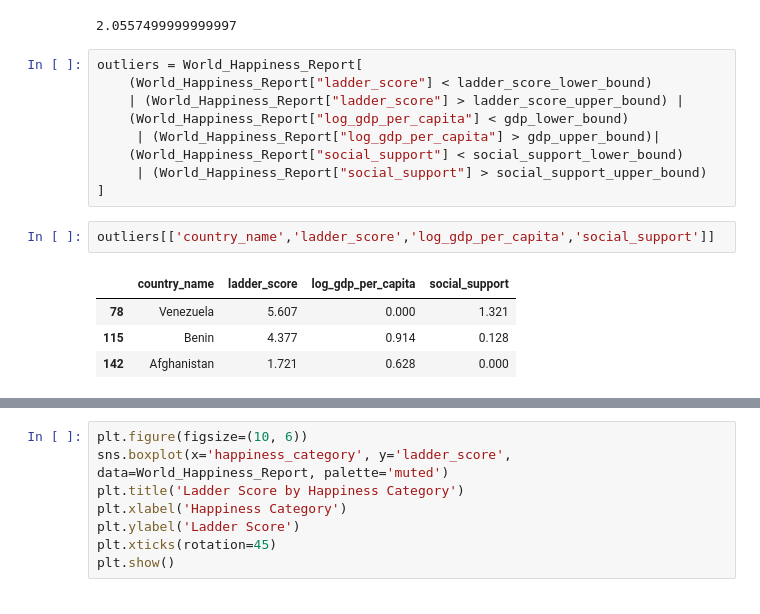
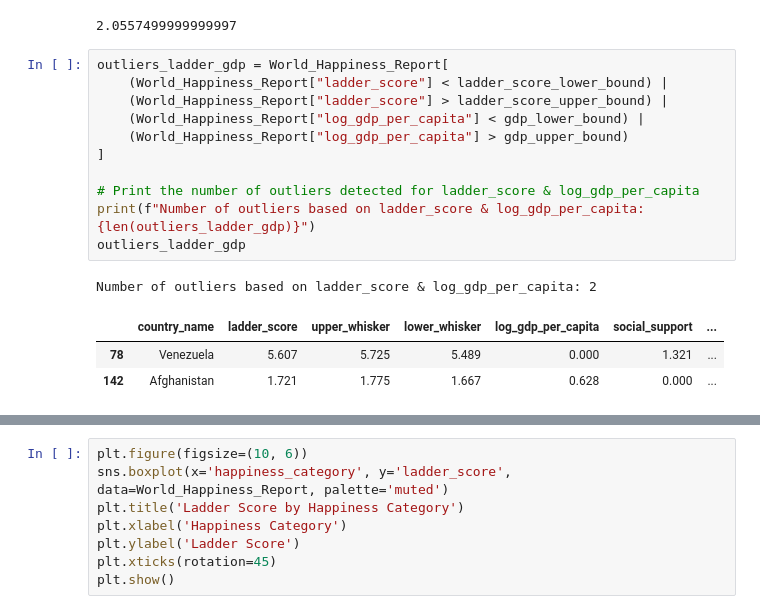
Before and after one commit to Diwash17/5CS037-Final-Portfolio-WHR-2024-, a Jupyter notebook: 2407736_DiwashAdhikari.ipynb, the cells around one changed output, grey strips where cells are left out. Saved outputs shown, nothing was run; the diff lists cells and outputs as text.

```diff
--- a/2407736_DiwashAdhikari.ipynb
+++ b/2407736_DiwashAdhikari.ipynb
@@ -364,18 +365,18 @@ social_support_upper_bound
 # %% [output]
 2.0557499999999997
 # %%
-outliers = World_Happiness_Report[
-    (World_Happiness_Report["ladder_score"] < ladder_score_lower_bound)
-    | (World_Happiness_Report["ladder_score"] > ladder_score_upper_bound) |
-    (World_Happiness_Report["log_gdp_per_capita"] < gdp_lower_bound)
-     | (World_Happiness_Report["log_gdp_per_capita"] > gdp_upper_bound)|
-    (World_Happiness_Report["social_support"] < social_support_lower_bound)
-     | (World_Happiness_Report["social_support"] > social_support_upper_bound)
+outliers_ladder_gdp = World_Happiness_Report[
+    (World_Happiness_Report["ladder_score"] < ladder_score_lower_bound) |
+    (World_Happiness_Report["ladder_score"] > ladder_score_upper_bound) |
+    (World_Happiness_Report["log_gdp_per_capita"] < gdp_lower_bound) |
+    (World_Happiness_Report["log_gdp_per_capita"] > gdp_upper_bound)
 ]
+
+# Print the number of outliers detected for ladder_score & log_gdp_per_capita
+print(f"Number of outliers based on ladder_score & log_gdp_per_capita: {len(outliers_ladder_gdp)}")
+outliers_ladder_gdp
+# %% [output]
+Number of outliers based on ladder_score & log_gdp_per_capita: 2
+|  | country_name | ladder_score | upper_whisker | lower_whisker | log_gdp_per_capita | social_support | ... |
+| 78 | Venezuela | 5.607 | 5.725 | 5.489 | 0.000 | 1.321 | ... |
+| 142 | Afghanistan | 1.721 | 1.775 | 1.667 | 0.628 | 0.000 | ... |
-# %%
-outliers[['country_name','ladder_score','log_gdp_per_capita','social_support']]
-# %% [output]
-|  | country_name | ladder_score | log_gdp_per_capita | social_support |
-| 78 | Venezuela | 5.607 | 0.000 | 1.321 |
-| 115 | Benin | 4.377 | 0.914 | 0.128 |
-| 142 | Afghanistan | 1.721 | 0.628 | 0.000 |
```
Also changed, not shown: parts of 76 cells of this notebook.
